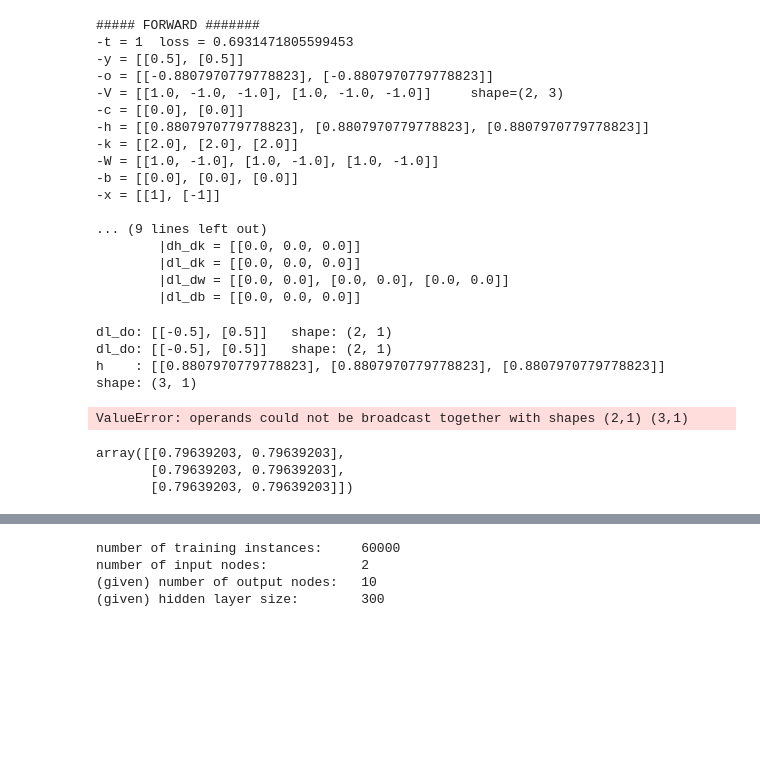
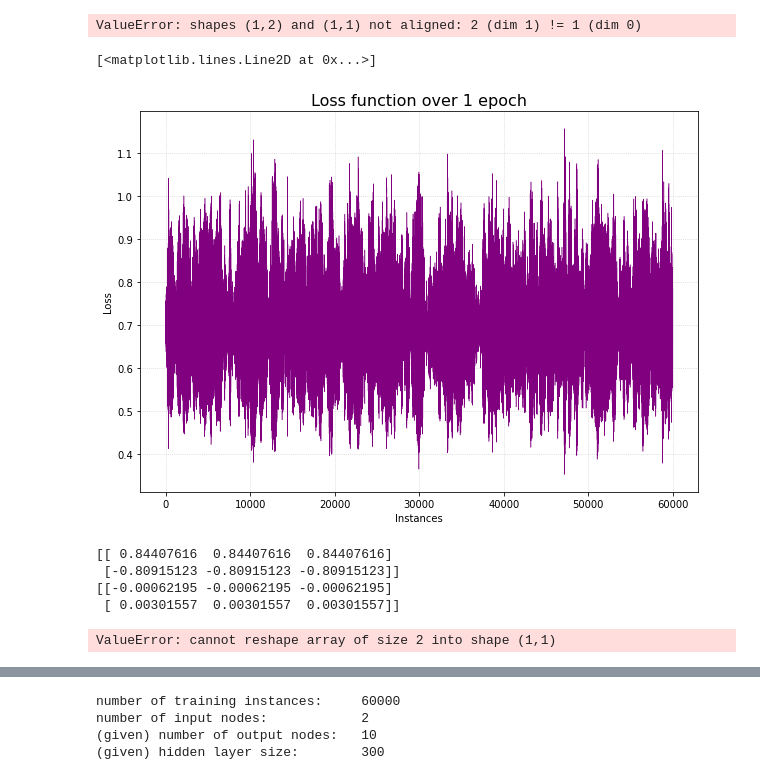
Before and after one commit to martinpucheuaviles/deep-learning-assignment1, a Jupyter notebook: part3.ipynb, the cells around one changed output, grey strips where cells are left out. Cells and saved outputs as stored; diff of their text form; code cells hidden in the pictures; blank space fills up the shorter version.

```diff
--- a/part3.ipynb
+++ b/part3.ipynb
@@ -5,4 +7,7 @@ import numpy as np
 # %%
+def sigmoid(x):
+  return 1 / (1 + np.exp(-x))
+
 def sigmoid(x):
   return 1 / (1 + np.exp(-x))
 
@@ -12,7 +17,8 @@ def softmax(o):
       -o : vector of softmax input
       -i : index i of numerator
   """
-  return np.exp(o) / fsum(np.exp(o))
+  o = o.reshape(o.shape[1],1)
+  return (np.exp(o) / fsum(np.exp(o))).T
 
 def cross_entropy_loss(y, true_y):
     """
@@ -20,8 +26,9 @@ def cross_entropy_loss(y, true_y):
         -y: vector output of softmax
         -true_y: true target value (or index)
     """
+
     # ytrain goes from 0 to 9
-    return -log(y[true_y])
+    return -log(y[0][true_y])
 # %%
 class DNN:
     def __init__(self):
@@ -248,47 +295,38 @@ class DNN:
 # %%
 dnn = DNN()
-
+random.seed(32)
 dnn.set_nodes(x=2,k=3,h=3,o=2,y=2)
 dnn.set_weights_W()
 dnn.set_weights_V()
 # dnn.default_init()*
-dnn.train_epoch(rounds=0,verbose=True)
+dnn.train_epoch(rounds=5,alpha=0.01,verbose=True)
 # %% [output]
-##### FORWARD #######
--t = 1  loss = 0.6931471805599453
--y = [[0.5], [0.5]]
--o = [[-0.8807970779778823], [-0.8807970779778823]]
--V = [[1.0, -1.0, -1.0], [1.0, -1.0, -1.0]]     shape=(2, 3)
--c = [[0.0], [0.0]]
--h = [[0.8807970779778823], [0.8807970779778823], [0.8807970779778823]]
--k = [[2.0], [2.0], [2.0]]
--W = [[1.0, -1.0], [1.0, -1.0], [1.0, -1.0]]
--b = [[0.0], [0.0], [0.0]]
--x = [[1], [-1]]
-
-... (9 lines left out)
-        |dh_dk = [[0.0, 0.0, 0.0]]
-        |dl_dk = [[0.0, 0.0, 0.0]]
-        |dl_dw = [[0.0, 0.0], [0.0, 0.0], [0.0, 0.0]]
-        |dl_db = [[0.0, 0.0, 0.0]]
+ValueError: shapes (1,2) and (1,1) not aligned: 2 (dim 1) != 1 (dim 0)
-# %%
-print(f"dl_do: {dnn.dl_do.tolist()} \t shape: {dnn.dl_do.shape}")
-dl_do = dnn.dl_do.reshape(2,1)
-print(f"dl_do: {dl_do.tolist()} \t shape: {dl_do.shape}")
-
-print(f"h    : {dnn.h.tolist()} \t shape: {dnn.h.shape}")
-print(f"\ndl_do*h = {(dl_do * dnn.h).tolist()}")
-# print(f"\ndl_do*h = {(dnn.dl_do * dnn.h).tolist()}")
-# %% [output]
-dl_do: [[-0.5], [0.5]]   shape: (2, 1)
-dl_do: [[-0.5], [0.5]]   shape: (2, 1)
-h    : [[0.8807970779778823], [0.8807970779778823], [0.8807970779778823]]        shape: (3, 1)
-ValueError: operands could not be broadcast together with shapes (2,1) (3,1)
-# %%
-# dnn.h.shape
-np.tile(dnn.h,(1,2))
-# %% [output]
-array([[0.79639203, 0.79639203],
-       [0.79639203, 0.79639203],
-       [0.79639203, 0.79639203]])
+# %%
+plt.figure(figsize=(10, 7))
+plt.title('Loss function over 1 epoch',fontsize=16)
+
+plt.xlabel('Instances')
+plt.ylabel('Loss')
+
+plt.grid(alpha =.6, linestyle =':')
+# plt.plot(avg_loss,  'purple',linewidth=2,alpha=1,label='Running average')
+# plt.legend(labels =['loss avg'], fontsize=10,loc='upper left')
+plt.plot(dnn.losses,'purple',linewidth=0.5,alpha=1,label='loss')
+# %% [output]
+[<matplotlib.lines.Line2D at 0x...>]
+[figure, added]
+# %%
+print(dnn.W.T.T)
+print(dnn.dl_dw)
+# dnn.dl_do.reshape((2,1))
+# %% [output]
+[[ 0.84407616  0.84407616  0.84407616]
+ [-0.80915123 -0.80915123 -0.80915123]]
+[[-0.00062195 -0.00062195 -0.00062195]
+ [ 0.00301557  0.00301557  0.00301557]]
+# %%
+dnn.dl_do.reshape(dnn.dl_do.shape[0],1).shape
+# %% [output]
+ValueError: cannot reshape array of size 2 into shape (1,1)
 # %%
```
Also changed, not shown: parts of 3 cells of this notebook.
